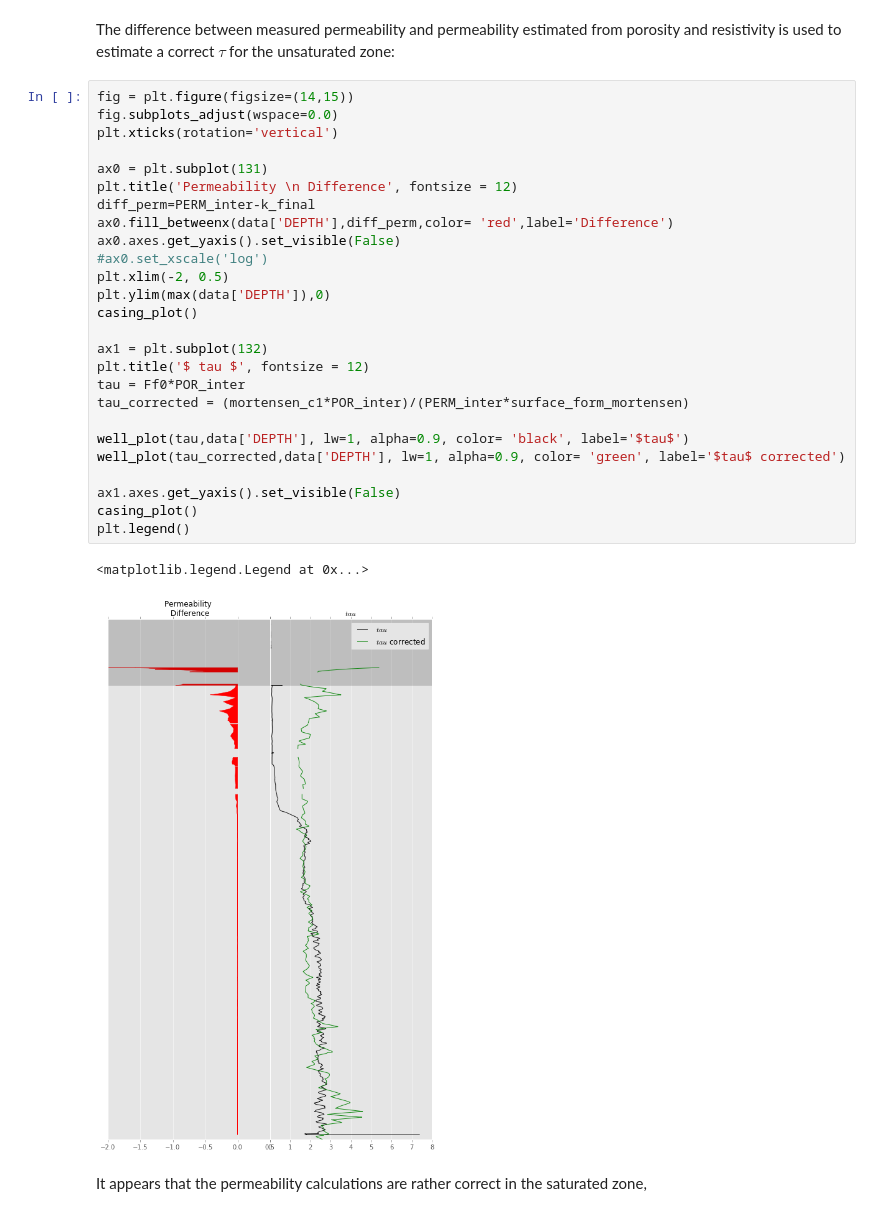
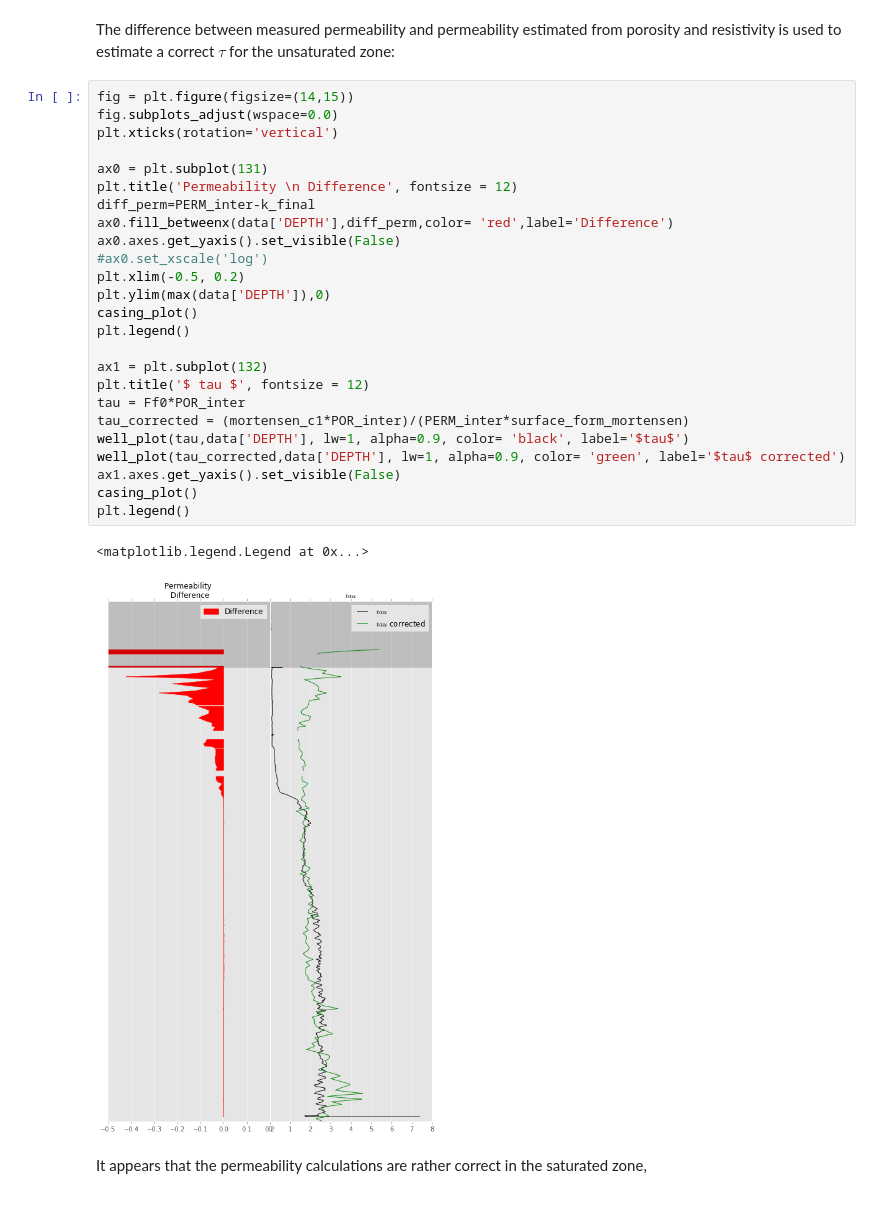
Before and after one commit to TobbeTripitaka/Dalbyover, a Jupyter notebook: Dalbyover sonic log.ipynb, the cells around one changed output. Cells and saved outputs as stored; diff of their text form.

Commit message:
minor plot fix

```diff
--- a/Dalbyover sonic log.ipynb
+++ b/Dalbyover sonic log.ipynb
@@ -863,32 +864,31 @@ The difference between measured permeability and permeability estimated from por
 # %%
 fig = plt.figure(figsize=(14,15))
 fig.subplots_adjust(wspace=0.0)
 plt.xticks(rotation='vertical')
 
 ax0 = plt.subplot(131)
 plt.title('Permeability \n Difference', fontsize = 12)
 diff_perm=PERM_inter-k_final
 ax0.fill_betweenx(data['DEPTH'],diff_perm,color= 'red',label='Difference')
 ax0.axes.get_yaxis().set_visible(False)
 #ax0.set_xscale('log')
-plt.xlim(-2, 0.5)
+plt.xlim(-0.5, 0.2)
 plt.ylim(max(data['DEPTH']),0)
 casing_plot()
+plt.legend()
 
 ax1 = plt.subplot(132)
 plt.title('$ tau $', fontsize = 12)
 tau = Ff0*POR_inter
 tau_corrected = (mortensen_c1*POR_inter)/(PERM_inter*surface_form_mortensen)
-
 well_plot(tau,data['DEPTH'], lw=1, alpha=0.9, color= 'black', label='$tau$')
 well_plot(tau_corrected,data['DEPTH'], lw=1, alpha=0.9, color= 'green', label='$tau$ corrected')
-
 ax1.axes.get_yaxis().set_visible(False)
 casing_plot()
 plt.legend()
 # %% [output]
 <matplotlib.legend.Legend at 0x...>
-[figure, old version]
+[figure, new version]
 # %% [markdown]
 It appears that the permeability calculations are rather correct in the saturated zone,
 # %%
```
Also changed, not shown: parts of 2 cells of this notebook.
